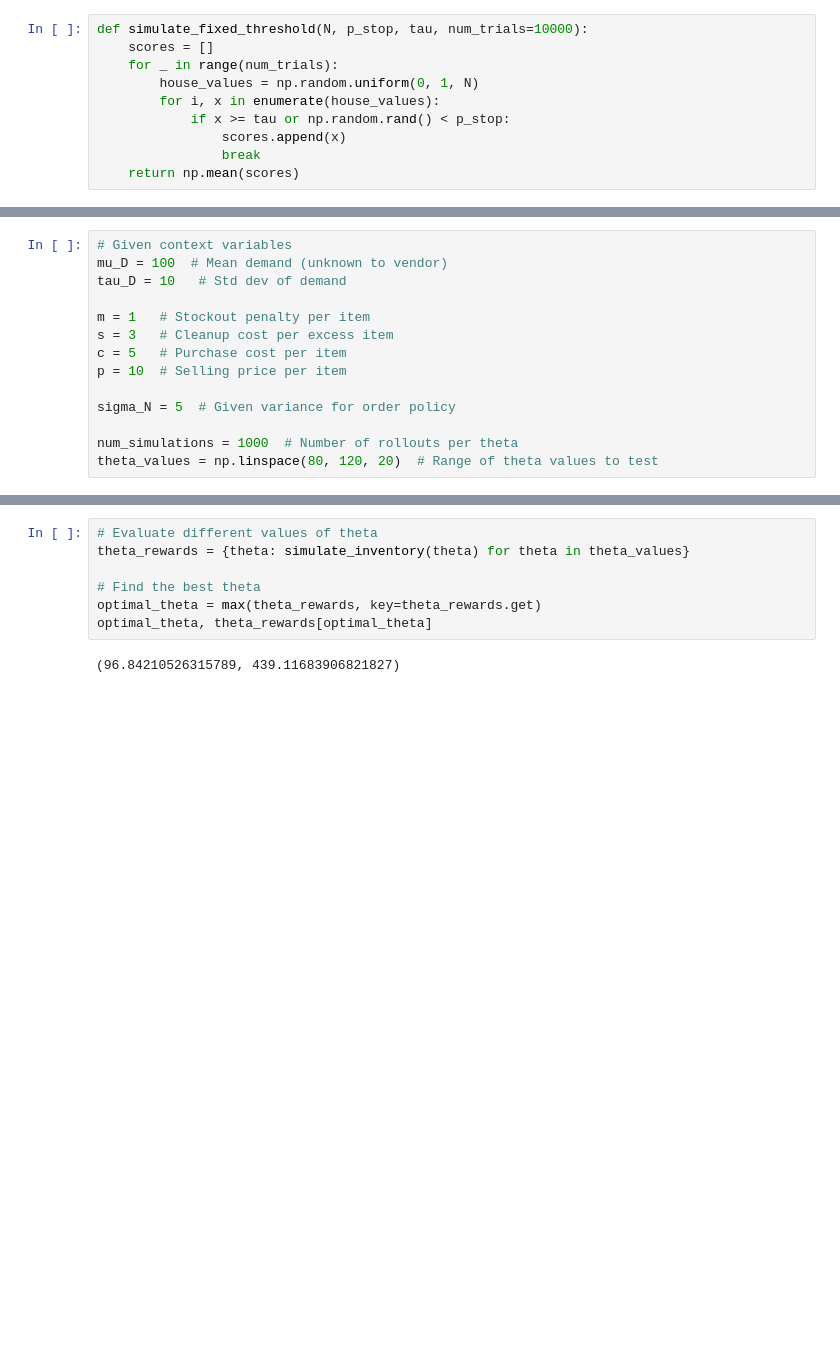
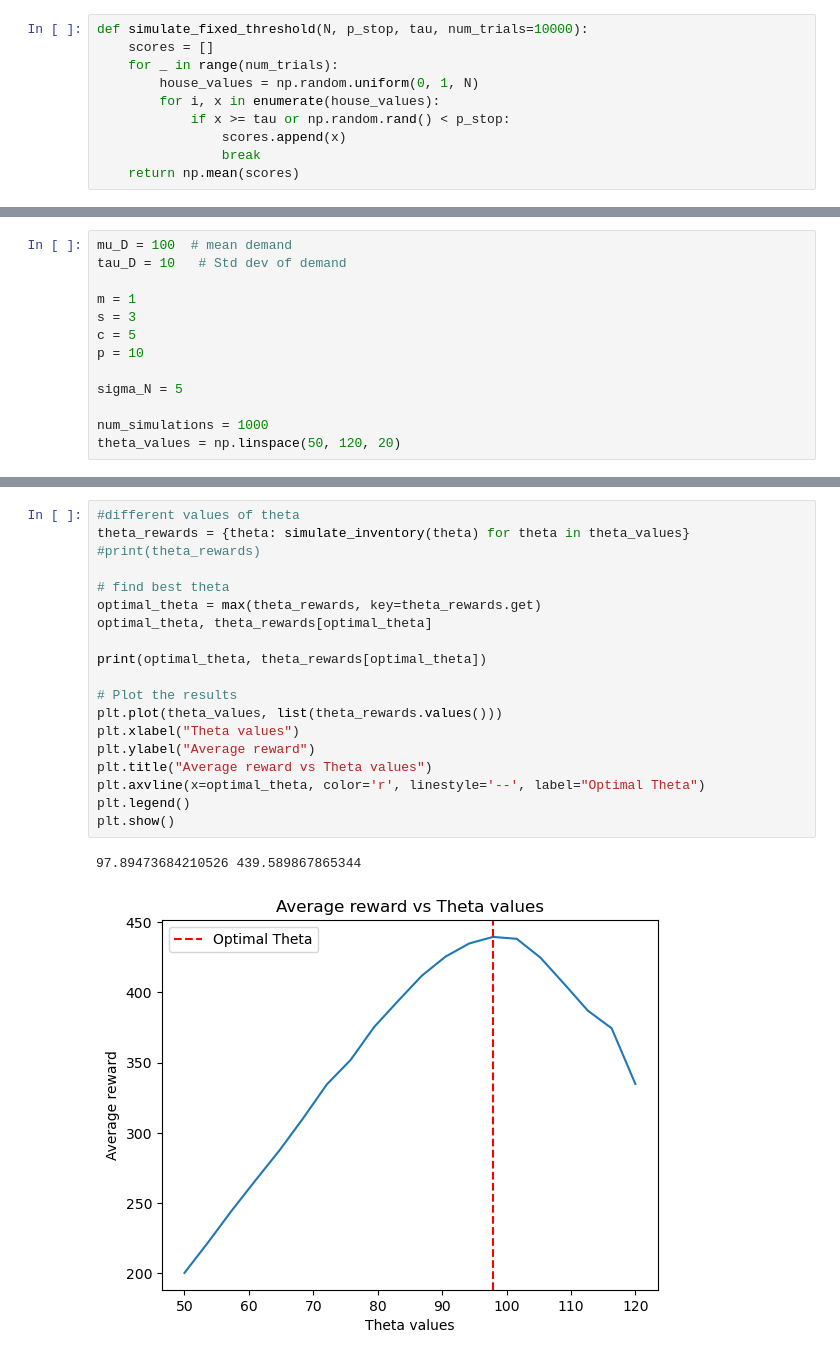
Before and after one commit to Lizaterdag/multi-agent-systems, a Jupyter notebook: monte-carlo-sampling-rl.ipynb, the cells around one changed output, grey strips where cells are left out. Saved outputs shown, nothing was run; the diff lists cells and outputs as text; blank space fills up the shorter version.

Commit message:
rl and final policy update

```diff
--- a/monte-carlo-sampling-rl.ipynb
+++ b/monte-carlo-sampling-rl.ipynb
@@ -46,15 +46,14 @@ plt.show()
 # %%
-# Given context variables
-mu_D = 100  # Mean demand (unknown to vendor)
+mu_D = 100  # mean demand
 tau_D = 10   # Std dev of demand
 
-m = 1   # Stockout penalty per item
-s = 3   # Cleanup cost per excess item
-c = 5   # Purchase cost per item
-p = 10  # Selling price per item
+m = 1
+s = 3
+c = 5
+p = 10
 
-sigma_N = 5  # Given variance for order policy
+sigma_N = 5
 
-num_simulations = 1000  # Number of rollouts per theta
-theta_values = np.linspace(80, 120, 20)  # Range of theta values to test
+num_simulations = 1000
+theta_values = np.linspace(50, 120, 20)
 # %%
@@ -80,12 +78,25 @@ def simulate_inventory(theta):
 # %%
-# Evaluate different values of theta
+#different values of theta
 theta_rewards = {theta: simulate_inventory(theta) for theta in theta_values}
+#print(theta_rewards)
 
-# Find the best theta
+# find best theta
 optimal_theta = max(theta_rewards, key=theta_rewards.get)
 optimal_theta, theta_rewards[optimal_theta]
+
+print(optimal_theta, theta_rewards[optimal_theta])
+
+# Plot the results
+plt.plot(theta_values, list(theta_rewards.values()))
+plt.xlabel("Theta values")
+plt.ylabel("Average reward")
+plt.title("Average reward vs Theta values")
+plt.axvline(x=optimal_theta, color='r', linestyle='--', label="Optimal Theta")
+plt.legend()
+plt.show()
 # %% [output]
-(96.84210526315789, 439.11683906821827)
+97.89473684210526 439.589867865344
+[figure, added]
 # %%
 # Policy Gradient Reinforcement Learning Implementation
 
```
Also changed, not shown: parts of 7 cells of this notebook.
